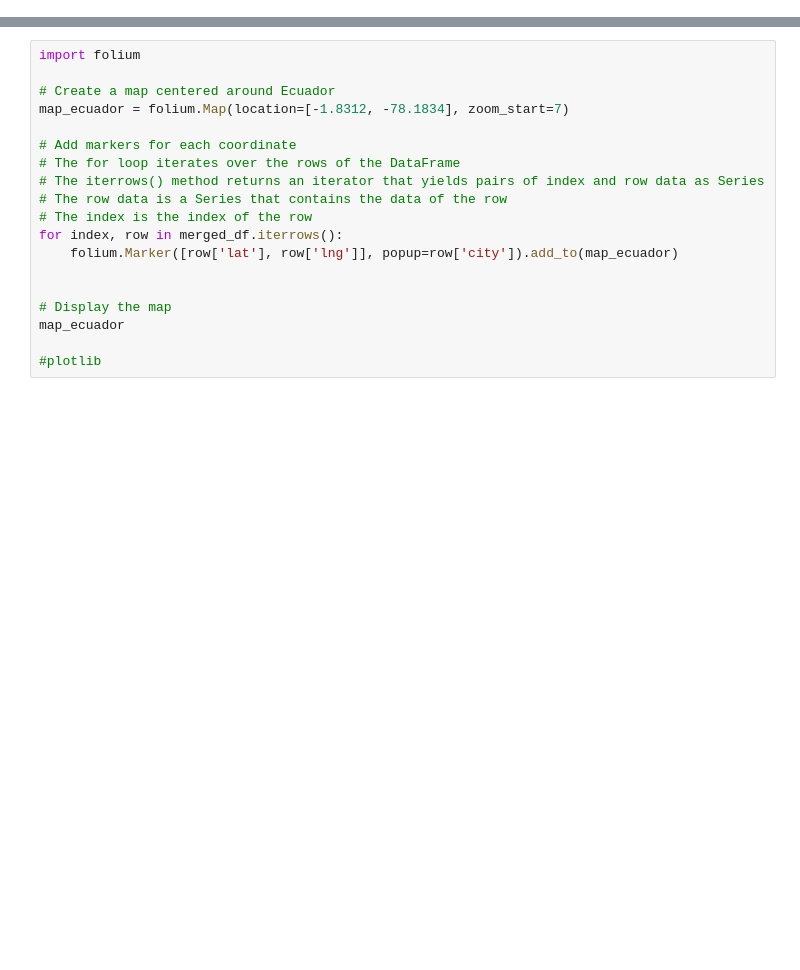
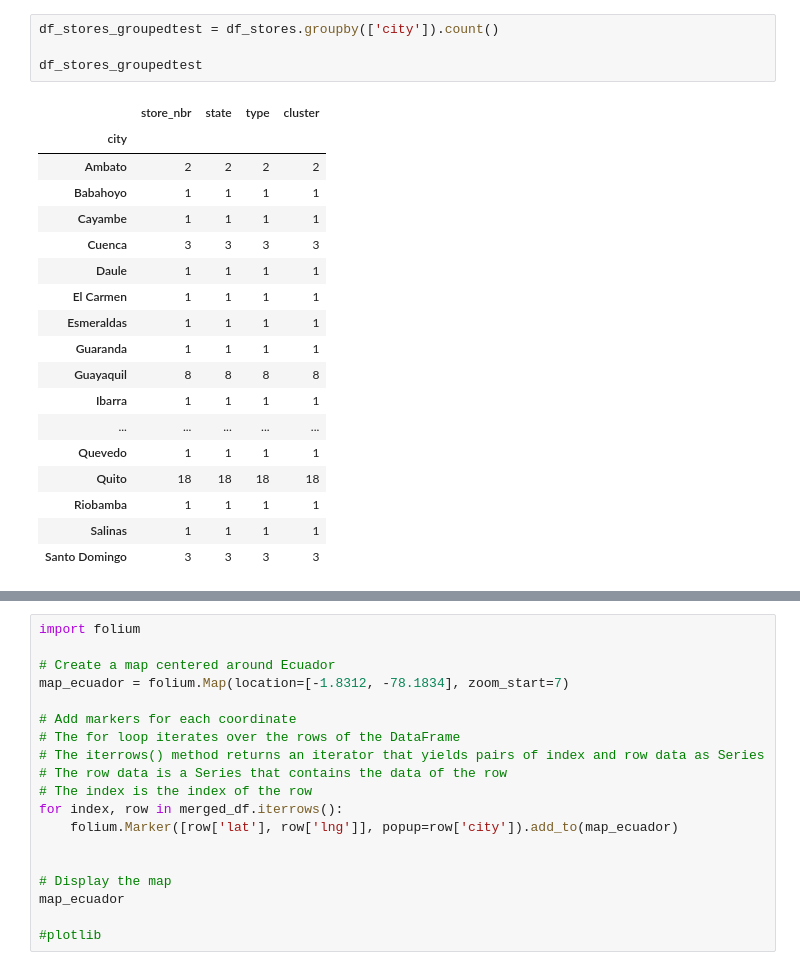
Before and after one commit to AFEngelage/Group4B, a Jupyter notebook: notebooks/Sebastiaantryout.ipynb, the cells around one changed output, grey strips where cells are left out. Cells and saved outputs as stored; diff of their text form; blank space fills up the shorter version.

```diff
--- a/notebooks/Sebastiaantryout.ipynb
+++ b/notebooks/Sebastiaantryout.ipynb
@@ -38,0 +40,23 @@ merged_df
+# %%
+df_stores_groupedtest = df_stores.groupby(['city']).count()
+
+df_stores_groupedtest
+# %% [output]
+|  | store_nbr | state | type | cluster |
+| city |  |  |  |  |
+| Ambato | 2 | 2 | 2 | 2 |
+| Babahoyo | 1 | 1 | 1 | 1 |
+| Cayambe | 1 | 1 | 1 | 1 |
+| Cuenca | 3 | 3 | 3 | 3 |
+| Daule | 1 | 1 | 1 | 1 |
+| El Carmen | 1 | 1 | 1 | 1 |
+| Esmeraldas | 1 | 1 | 1 | 1 |
+| Guaranda | 1 | 1 | 1 | 1 |
+| Guayaquil | 8 | 8 | 8 | 8 |
+| Ibarra | 1 | 1 | 1 | 1 |
+| ... | ... | ... | ... | ... |
+| Quevedo | 1 | 1 | 1 | 1 |
+| Quito | 18 | 18 | 18 | 18 |
+| Riobamba | 1 | 1 | 1 | 1 |
+| Salinas | 1 | 1 | 1 | 1 |
+| Santo Domingo | 3 | 3 | 3 | 3 |
```
Also changed, not shown: parts of 4 cells of this notebook, 2 other files.
